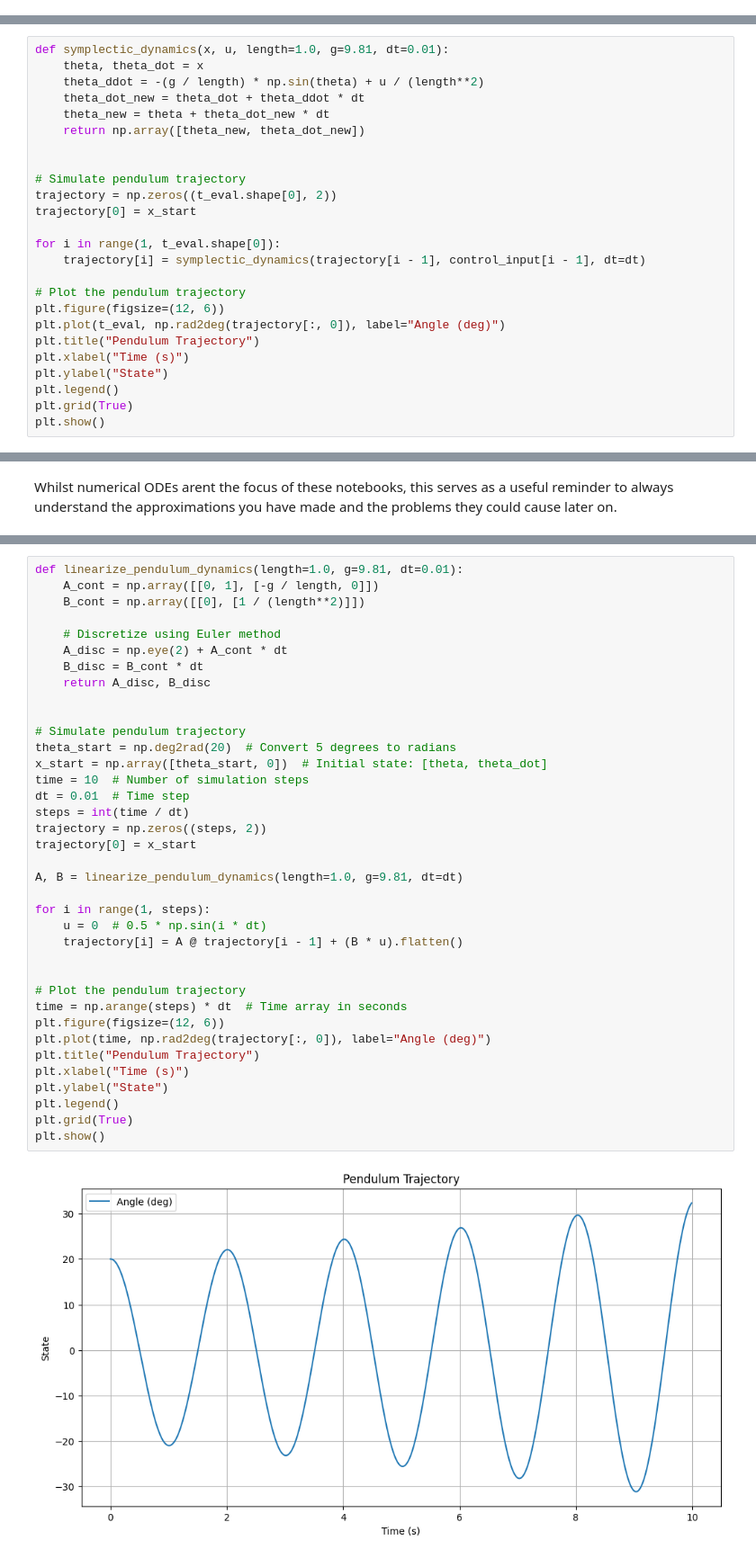
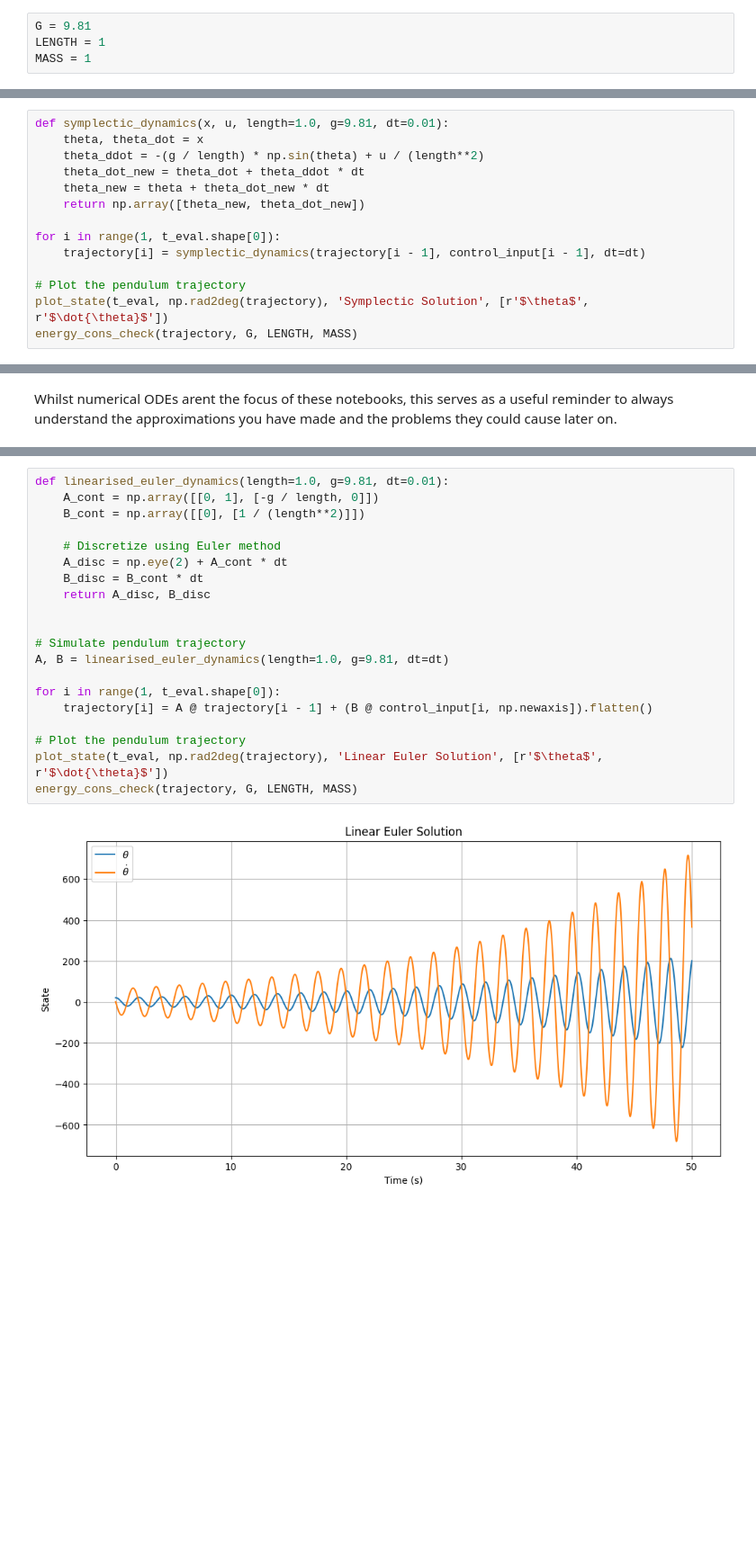
Before and after one commit to ofs416/Reinforcement_Learning, a Jupyter notebook: 2_1_pendulum.ipynb, the cells around one changed output, grey strips where cells are left out. Shown at 90% size. Cells and saved outputs as stored; diff of their text form; blank space fills up the shorter version.

```diff
--- a/2_1_pendulum.ipynb
+++ b/2_1_pendulum.ipynb
@@ -28,6 +29,10 @@ It is important to note that to do this we are required to work in discrete time
 $$ \dot{\theta}_{k+1} = \dot{\theta}_k + \ddot{\theta}_k \Delta t + \mathcal{O}(\Delta t^2)$$
 
 $$ \theta_{k+1} = \theta_k + \dot{\theta}_k \Delta t + \mathcal{O}(\Delta t^2)$$
+# %%
+G = 9.81
+LENGTH = 1
+MASS = 1
 # %%
 def euler_dynamics(x, u, length=1.0, g=9.81, dt=0.01):
     theta, theta_dot = x
@@ -96,21 +88,10 @@ def symplectic_dynamics(x, u, length=1.0, g=9.81, dt=0.01):
     theta_new = theta + theta_dot_new * dt
     return np.array([theta_new, theta_dot_new])
 
-
-# Simulate pendulum trajectory
-trajectory = np.zeros((t_eval.shape[0], 2))
-trajectory[0] = x_start
-
 for i in range(1, t_eval.shape[0]):
     trajectory[i] = symplectic_dynamics(trajectory[i - 1], control_input[i - 1], dt=dt)
 
 # Plot the pendulum trajectory
-plt.figure(figsize=(12, 6))
-plt.plot(t_eval, np.rad2deg(trajectory[:, 0]), label="Angle (deg)")
-plt.title("Pendulum Trajectory")
-plt.xlabel("Time (s)")
-plt.ylabel("State")
-plt.legend()
-plt.grid(True)
-plt.show()
+plot_state(t_eval, np.rad2deg(trajectory), 'Symplectic Solution', [r'$\theta$', r'$\dot{\theta}$'])
+energy_cons_check(trajectory, G, LENGTH, MASS)
 # %% [output]
@@ -130,39 +108,22 @@ Whilst numerical ODEs arent the focus of these notebooks, this serves as a usefu
 # %%
-def linearize_pendulum_dynamics(length=1.0, g=9.81, dt=0.01):
+def linearised_euler_dynamics(length=1.0, g=9.81, dt=0.01):
     A_cont = np.array([[0, 1], [-g / length, 0]])
     B_cont = np.array([[0], [1 / (length**2)]])
 
     # Discretize using Euler method
     A_disc = np.eye(2) + A_cont * dt
     B_disc = B_cont * dt
     return A_disc, B_disc
 
 
 # Simulate pendulum trajectory
-theta_start = np.deg2rad(20)  # Convert 5 degrees to radians
-x_start = np.array([theta_start, 0])  # Initial state: [theta, theta_dot]
-time = 10  # Number of simulation steps
-dt = 0.01  # Time step
-steps = int(time / dt)
-trajectory = np.zeros((steps, 2))
-trajectory[0] = x_start
+A, B = linearised_euler_dynamics(length=1.0, g=9.81, dt=dt)
 
-A, B = linearize_pendulum_dynamics(length=1.0, g=9.81, dt=dt)
-
-for i in range(1, steps):
-    u = 0  # 0.5 * np.sin(i * dt)
-    trajectory[i] = A @ trajectory[i - 1] + (B * u).flatten()
-
+for i in range(1, t_eval.shape[0]):
+    trajectory[i] = A @ trajectory[i - 1] + (B @ control_input[i, np.newaxis]).flatten()
 
 # Plot the pendulum trajectory
-time = np.arange(steps) * dt  # Time array in seconds
-plt.figure(figsize=(12, 6))
-plt.plot(time, np.rad2deg(trajectory[:, 0]), label="Angle (deg)")
-plt.title("Pendulum Trajectory")
-plt.xlabel("Time (s)")
-plt.ylabel("State")
-plt.legend()
-plt.grid(True)
-plt.show()
+plot_state(t_eval, np.rad2deg(trajectory), 'Linear Euler Solution', [r'$\theta$', r'$\dot{\theta}$'])
+energy_cons_check(trajectory, G, LENGTH, MASS)
 # %% [output]
-[figure, old version]
+[figure, new version]
```
Also changed, not shown: parts of 7 cells of this notebook, 1 other file.
